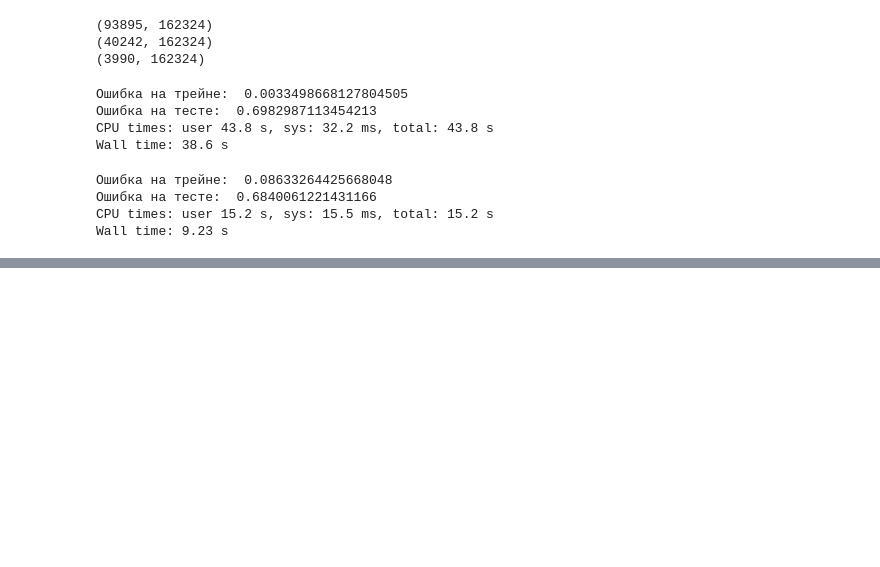
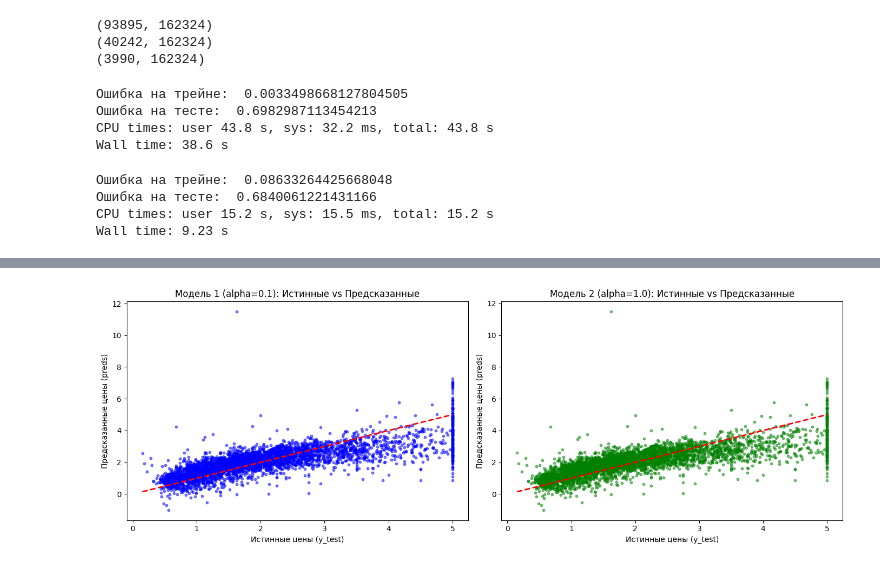
Before and after one commit to mamontoff2018-lgtm/google-colab, a Jupyter notebook: MO6.ipynb, the cells around one changed output, grey strips where cells are left out. Saved outputs shown, nothing was run; the diff lists cells and outputs as text; code cells hidden in the pictures; blank space fills up the shorter version.

```diff
--- a/MO6.ipynb
+++ b/MO6.ipynb
@@ -607,0 +368,20 @@ plt.show()
+# %%
+
+model_1 = Ridge(alpha=0.1, random_state=42)
+model_1.fit(X_train_scaled, y_train)
+train_preds1 = model_1.predict(X_train_scaled)
+test_preds1 = model_1.predict(X_test_scaled)
+
+print('Модель 1')
+print('MSE на обучении:', mean_squared_error(y_train, train_preds1))
+print('MSE на тесте:', mean_squared_error(y_test, test_preds1))
+print('\n')
+
+model_2 = Ridge(alpha=1.0, random_state=42)
+model_2.fit(X_train_scaled, y_train)
+train_preds2 = model_2.predict(X_train_scaled)
+test_preds2 = model_2.predict(X_test_scaled)
+
+print('Модель 2')
+print('MSE на обучении:', mean_squared_error(y_train, train_preds2))
+print('MSE на тесте:', mean_squared_error(y_test, test_preds2))
@@ -607,0 +397,22 @@ plt.show()
+# %%
+plt.figure(figsize=(14, 5))
+
+plt.subplot(1, 2, 1)
+plt.scatter(y_test, test_preds1, alpha=0.5, color='blue', s=10)
+# Диагональная линия (идеальное предсказание)
+plt.plot([y.min(), y.max()], [y.min(), y.max()], '--r', linewidth=2)
+plt.xlabel('Истинные цены (y_test)')
+plt.ylabel('Предсказанные цены (preds)')
+plt.title('Модель 1 (alpha=0.1): Истинные vs Предсказанные')
+
+plt.subplot(1, 2, 2)
+plt.scatter(y_test, test_preds2, alpha=0.5, color='green', s=10)
+plt.plot([y.min(), y.max()], [y.min(), y.max()], '--r', linewidth=2)
+plt.xlabel('Истинные цены (y_test)')
+plt.ylabel('Предсказанные цены (preds)')
+plt.title('Модель 2 (alpha=1.0): Истинные vs Предсказанные')
+
+plt.tight_layout()
+plt.show()
+# %% [output]
+[figure, added]
```
Also changed, not shown: parts of 9 cells of this notebook.
